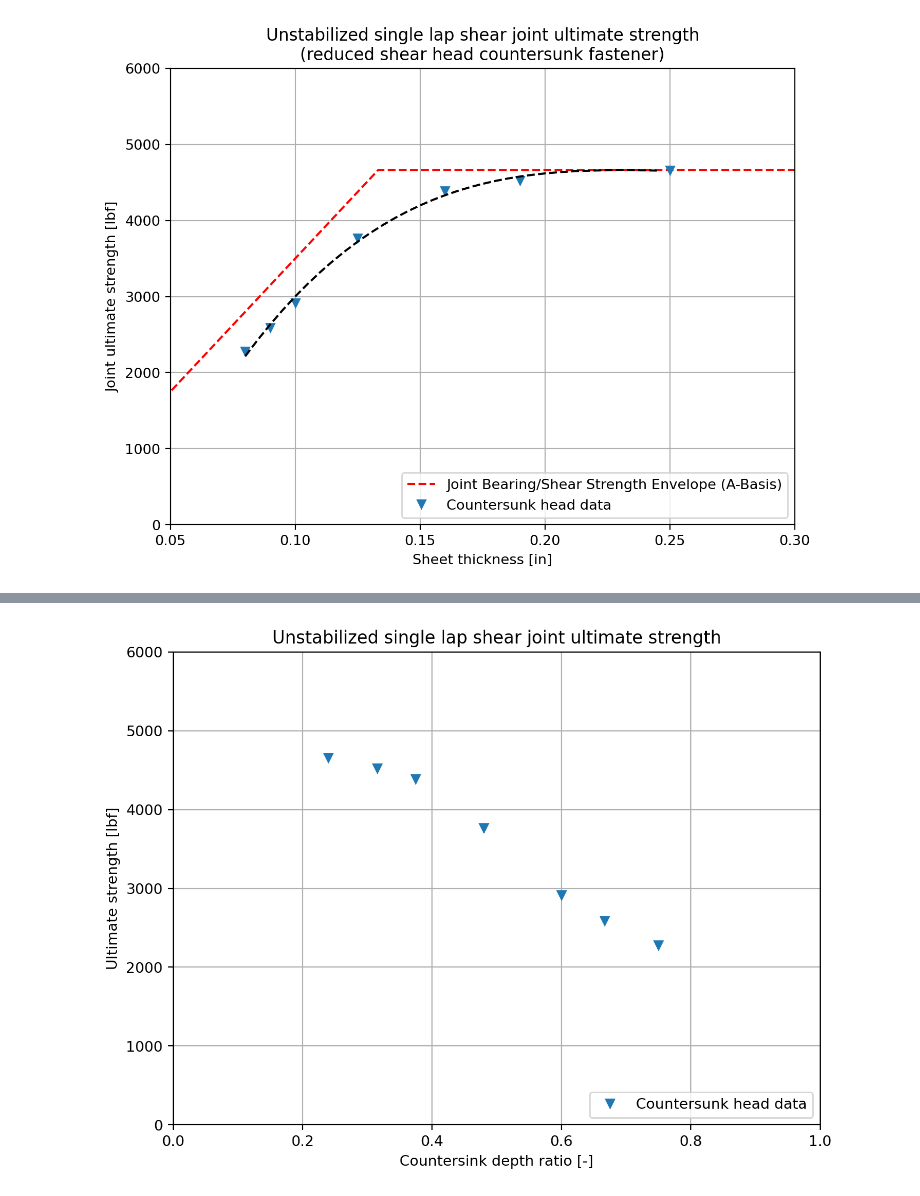
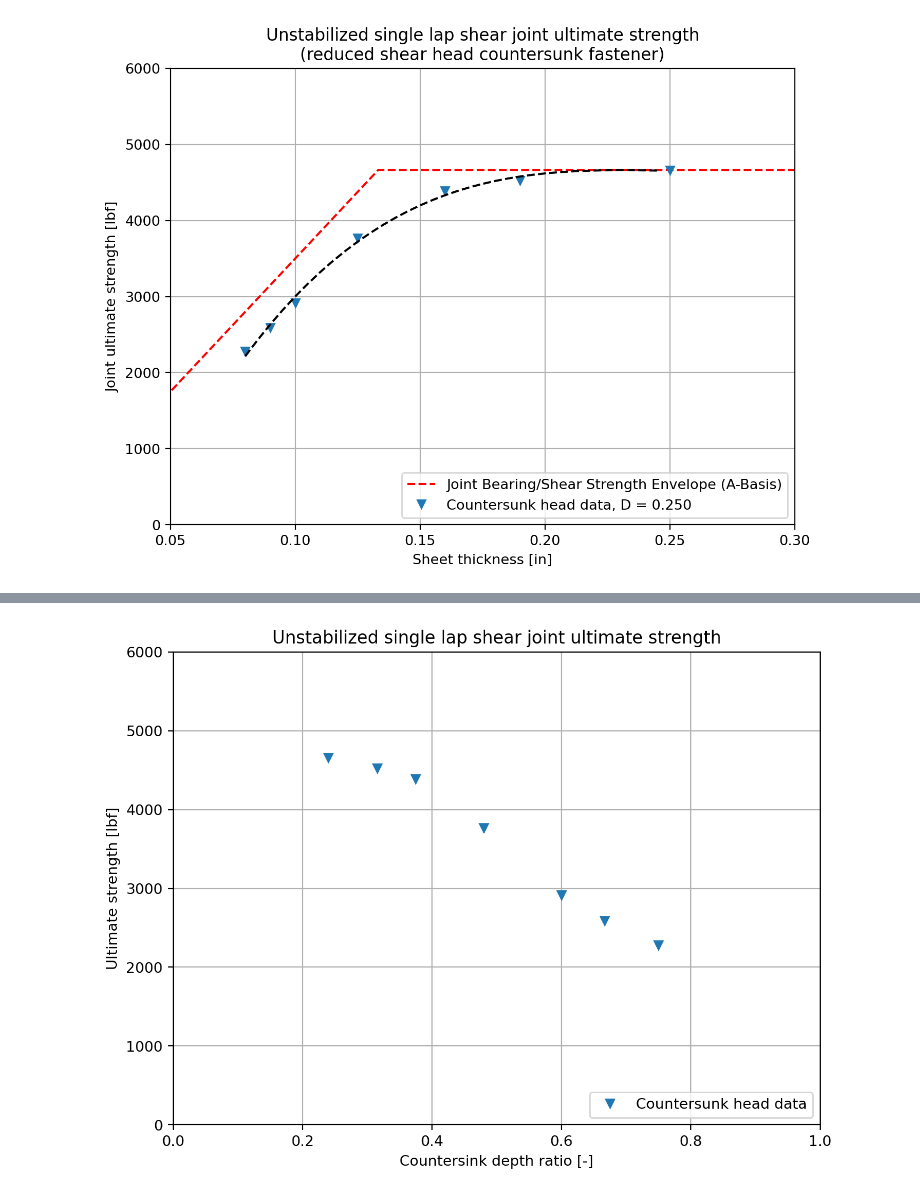
Before and after one commit to edp8489/edp8489.github.io, a Jupyter notebook: assets/csk_post/csk_plots.ipynb, the cells around one changed output, grey strips where cells are left out. Saved outputs shown, nothing was run; the diff lists cells and outputs as text; code cells hidden in the pictures.

```diff
--- a/assets/csk_post/csk_plots.ipynb
+++ b/assets/csk_post/csk_plots.ipynb
@@ -71,19 +85,19 @@ tfit = np.arange(min(t),max(t),step=0.005)
 # %%
 # Plots!
 
 plt.figure(num=1,dpi=196, figsize=(8,6))
 plt.title('Unstabilized single lap shear joint ultimate strength\n(reduced shear head countersunk fastener)')
 plt.xlabel('Sheet thickness [in]')
 plt.ylabel('Joint ultimate strength [lbf]')
 plt.xlim((0.050, 0.3))
 plt.ylim((0,6000))
 plt.plot(tbru_A,Pbru_2A,'--r', label='Joint Bearing/Shear Strength Envelope (A-Basis)')
 #plt.plot(tbru_B,Pbru_2B,'--b', label='Joint Bearing/Shear Strength Envelope (B-Basis)')
 #plt.plot(t,Pult_prot,'o', label='Protruding shear head data')
-plt.plot(t,Pult_csk,'v', label='Countersunk head data')
+plt.plot(t,Pult_csk,'v', label='Countersunk head data, D = 0.250')
 #plt.plot(t,Pult_csk/0.85,'v', label='Countersunk head (TYP estimate)')
 plt.plot(tfit,x3fit(tfit),'--k')
 plt.legend(loc=4)
 plt.grid(visible=True, which='both', axis='both')
 # %% [output]
-[figure, old version]
+[figure, new version]
```
Also changed, not shown: parts of 5 cells of this notebook, 1 other file.
